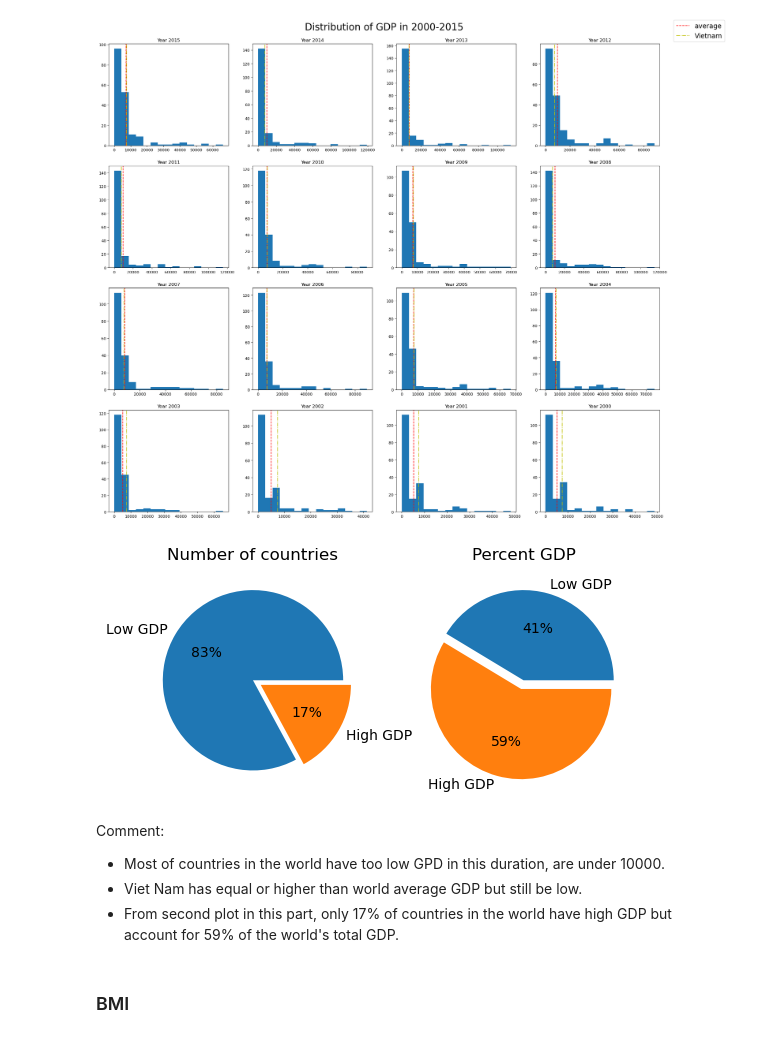
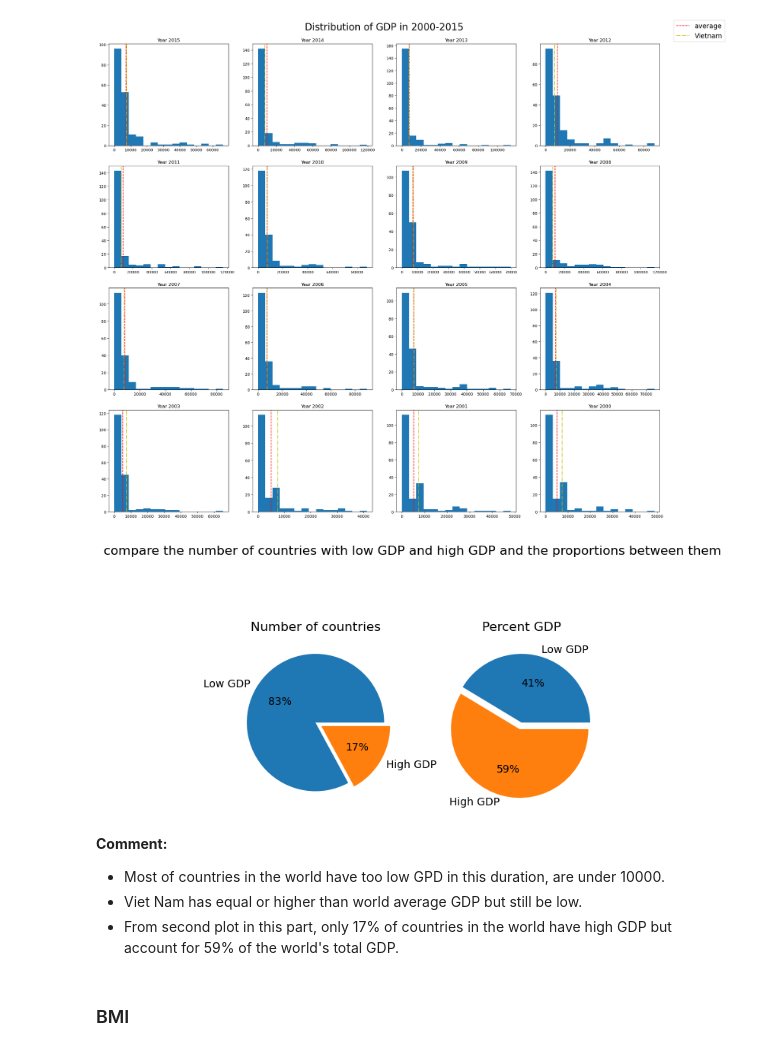
Before and after one commit to TrungTechh/DV_FinfalProject, a Jupyter notebook: main.ipynb, the cells around one changed output. Saved outputs shown, nothing was run; the diff lists cells and outputs as text; code cells hidden in the pictures.

```diff
--- a/main.ipynb
+++ b/main.ipynb
@@ -371,21 +372,22 @@ plt.show();
 # %%
 average_gdp = df.groupby('Country', as_index=False)['GDP'].mean().sort_values(by='GDP')
 pd.options.display.float_format = '{:,.2f}'.format
 average_gdp['type'] = average_gdp.GDP >= 10000
 type_gdp = average_gdp.groupby('type').agg({'GDP':['count', 'sum']})
 
 fig, [ax0, ax1] = plt.subplots(1, 2)
 ax0.pie(type_gdp[('GDP', 'count')], labels=['Low GDP', 'High GDP'], explode=[0, 0.1], autopct='%0.0f%%')
 ax0.set_title('Number of countries')
 
 ax1.pie(type_gdp[('GDP',   'sum')], labels=['Low GDP', 'High GDP'], explode=[0, 0.1], autopct='%0.0f%%')
 ax1.set_title('Percent GDP')
 
+plt.suptitle('compare the number of countries with low GDP and high GDP and the proportions between them')
 plt.show()
 # %% [output]
-[figure, old version]
+[figure, new version]
 # %% [markdown]
-Comment:
+**Comment:**
 - Most of countries in the world have too low GPD in this duration, are under 10000.
 - Viet Nam has equal or higher than world average GDP but still be low.
 - From second plot in this part, only 17% of countries in the world have high GDP but account for 59% of the world's total GDP.
```
Also changed, not shown: parts of 8 cells of this notebook, 1 other file.
